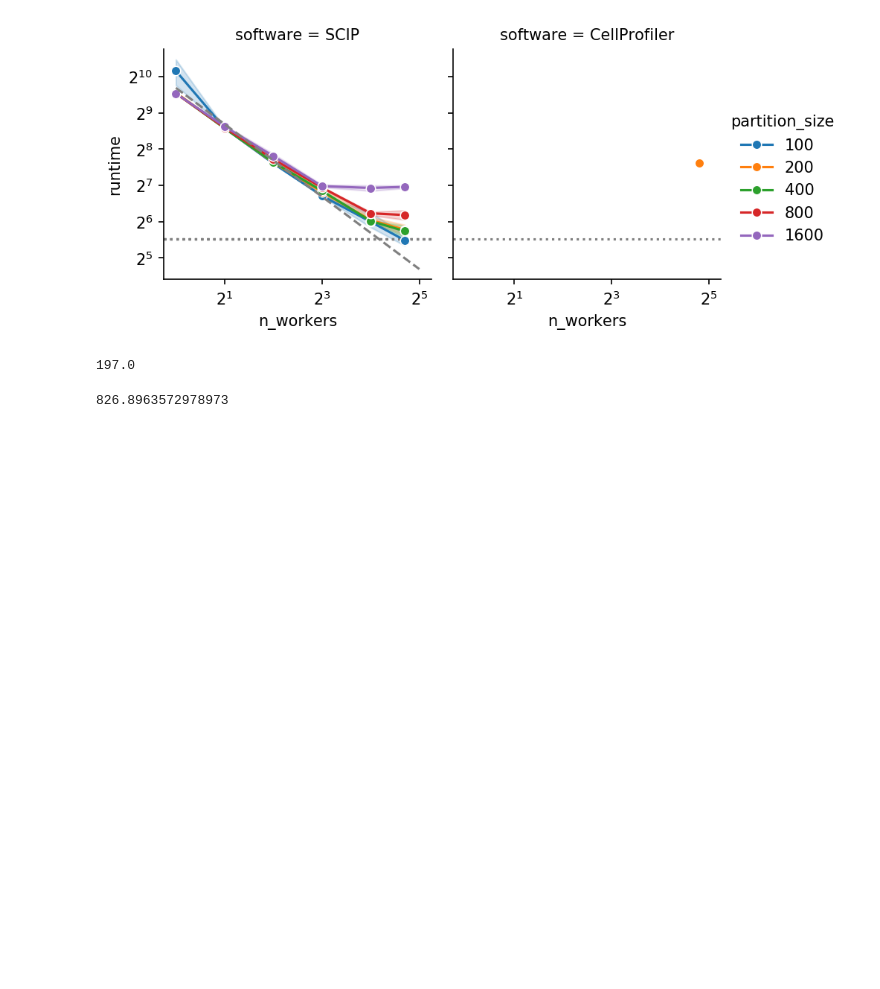
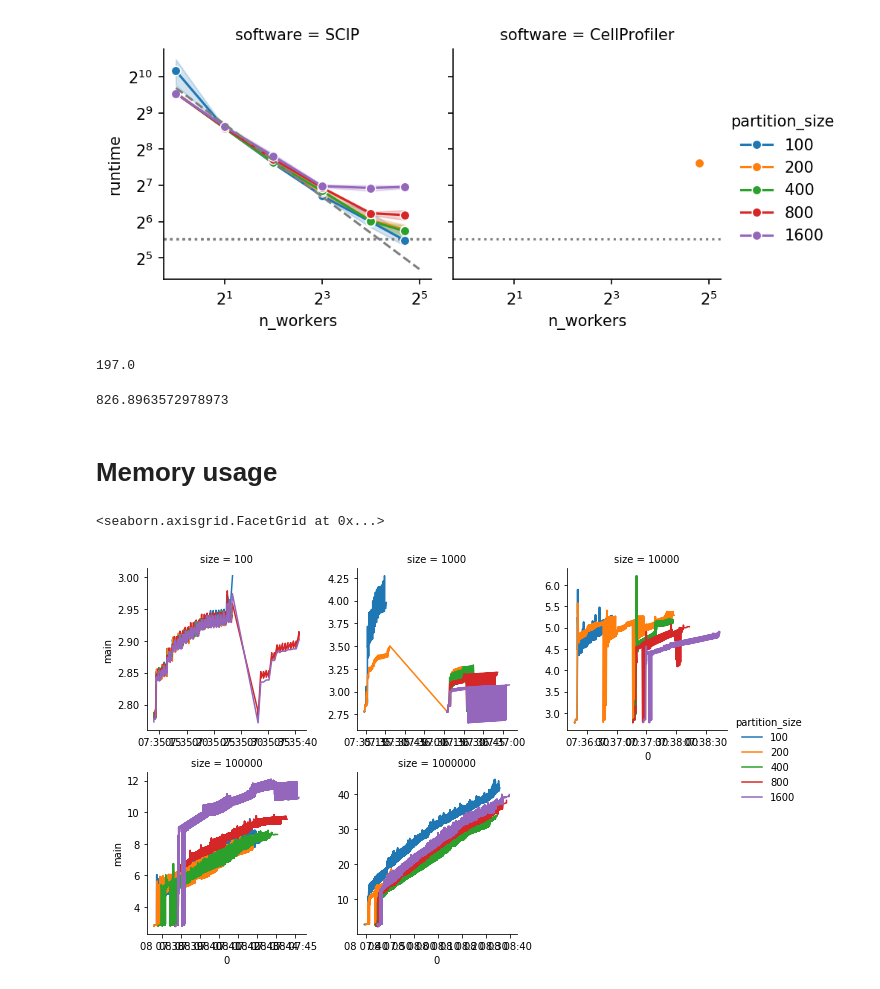
Before and after one commit to ScalableCytometryImageProcessing/benchmark, a Jupyter notebook: benchmark_results.ipynb, the cells around one changed output. Cells and saved outputs as stored; diff of their text form; code cells hidden in the pictures; blank space fills up the shorter version.

```diff
--- a/benchmark_results.ipynb
+++ b/benchmark_results.ipynb
@@ -293,3 +293,5 @@ df[(df["software"] == "CellProfiler") & (df["n_workers"] == 1)]["runtime"].mean(
 df[(df["software"] == "SCIP") & (df["n_workers"] == 1)]["runtime"].mean()
 # %% [output]
 826.8963572978973
+# %% [markdown]
+# Memory usage
@@ -295,0 +300,23 @@ df[(df["software"] == "SCIP") & (df["n_workers"] == 1)]["runtime"].mean()
+# %%
+df = pandas.read_csv("benchmark_results/benchmark_20220708093326.csv")
+
+df["size"] = df["paths"].map(lambda a: int(Path(a[2:-2]).name[:-len(".zarr")]))
+df["images / second"] = df["size"] / df["runtime"]
+df["size"] = df["size"].astype('category')
+df["partition_size"] = df["partition_size"].astype('category')
+# %%
+def func(r):
+    with open(Path(r.output) / "memory_sampler.pickle", "rb") as fh:
+        ms_df = pickle.load(fh) / 2**30
+        ms_df["size"] = r["size"]
+        ms_df["partition_size"] = r.partition_size
+    return ms_df
+
+a = pandas.concat(df.apply(func, axis="columns").values.tolist())
+# %%
+grid = seaborn.FacetGrid(data=a.reset_index(), col="size", hue="partition_size", col_wrap=3, sharex=False, sharey=False)
+grid.map_dataframe(seaborn.lineplot, x=0, y="main")
+grid.add_legend()
+# %% [output]
+<seaborn.axisgrid.FacetGrid at 0x...>
+[figure, added]
```
Also changed, not shown: parts of 1 cell of this notebook, 2 other files.
